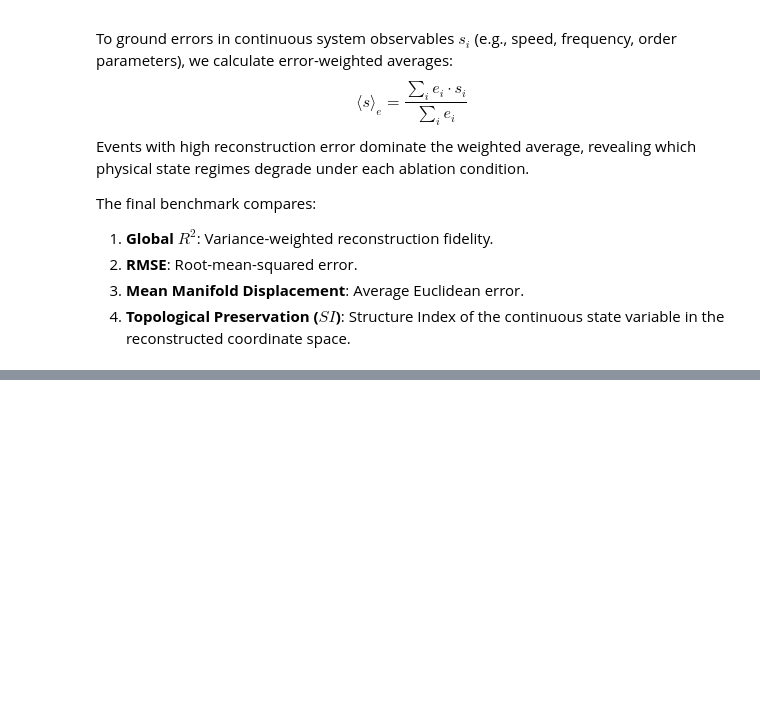
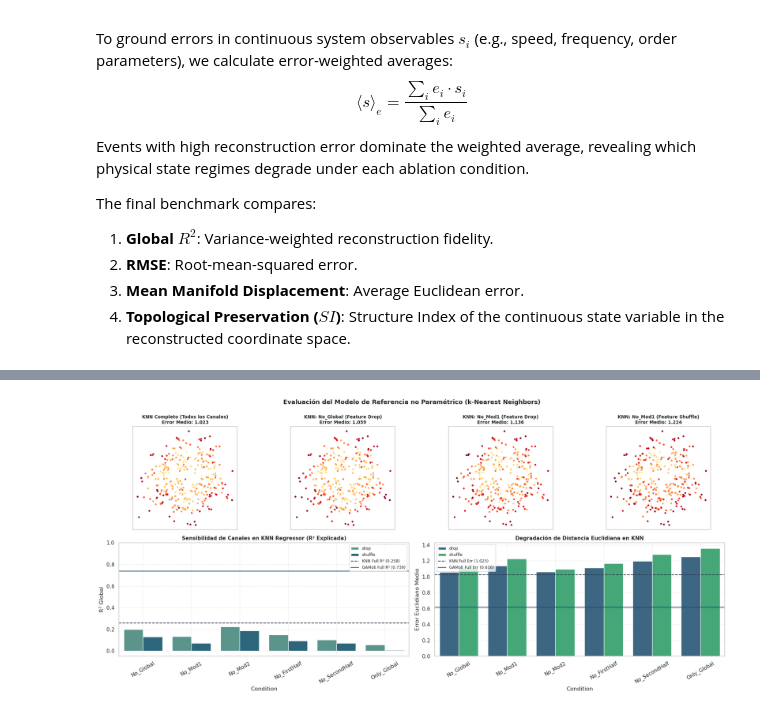
Before and after one commit to PridaLab/gamoe_model, a Jupyter notebook: notebooks/gamoe_generic.ipynb, the cells around one changed output, grey strips where cells are left out. Cells and saved outputs as stored; diff of their text form; code cells hidden in the pictures; blank space fills up the shorter version.

```diff
--- a/notebooks/gamoe_generic.ipynb
+++ b/notebooks/gamoe_generic.ipynb
@@ -664,0 +836,59 @@ Final Summary Metrics (Pivot Table):
+# %%
+# ==============================================================================
+# Figura 2: Evaluación y Análisis de Sensibilidad del Modelo KNN Baseline
+# ==============================================================================
+df_knn_abl = pd.DataFrame(knn_ablation_results).T
+df_knn_abl["Condition"] = [idx.rsplit("_", 1)[0] for idx in df_knn_abl.index]
+df_knn_abl["Mode"] = [idx.rsplit("_", 1)[1] for idx in df_knn_abl.index]
+
+fig = plt.figure(figsize=(19, 9))
+gs = fig.add_gridspec(2, 4, height_ratios=[1, 1.1])
+
+# Fila 1: Mapas Espaciales de Error del KNN
+plot_knn_maps = [
+    ("Full", "KNN Completo (Todos los Canales)"),
+    ("No_Global_drop", "KNN: No_Global (Feature Drop)"),
+    ("No_Mod1_drop", "KNN: No_Mod1 (Feature Drop)"),
+    ("No_Mod1_shuffle", "KNN: No_Mod1 (Feature Shuffle)")
+]
+
+err_knn_selected = [np.linalg.norm(U_test_raw - knn_ablation_preds[k], axis=1) for k, _ in plot_knn_maps]
+vmax_knn_err = np.percentile(np.concatenate(err_knn_selected), 95)
+
+for idx, (k_name, label_title) in enumerate(plot_knn_maps):
+    ax_map = fig.add_subplot(gs[0, idx])
+    e_vec = np.linalg.norm(U_test_raw - knn_ablation_preds[k_name], axis=1)
+    sc = ax_map.scatter(U_test_raw[:, 0], U_test_raw[:, 1], c=e_vec, cmap="YlOrRd", s=15, vmin=0, vmax=vmax_knn_err, linewidths=0)
+    ax_map.set_title(f"{label_title}\nError Medio: {e_vec.mean():.3f}", fontsize=9.5, fontweight="bold")
+    ax_map.set_aspect("equal", adjustable="box")
+    ax_map.set_xticks([]); ax_map.set_yticks([])
+    ax_map.grid(False)
+
+# Fila 2, Panel Izquierdo: Rendimiento R² de Ablaciones en KNN (Drop vs Shuffle)
+ax_bar_r2 = fig.add_subplot(gs[1, :2])
+sns.barplot(data=df_knn_abl, x="Condition", y="R2", hue="Mode", palette="crest", ax=ax_bar_r2)
+ax_bar_r2.axhline(r2_knn_global, color="#2c3e50", linestyle="--", lw=1.5, label=f"KNN Full R² ({r2_knn_global:.3f})")
+ax_bar_r2.axhline(r2_global, color="#1b4f72", linestyle="-", lw=1.5, label=f"GAMoE Full R² ({r2_global:.3f})")
+ax_bar_r2.set_title("Sensibilidad de Canales en KNN Regressor (R² Explicada)", fontweight="bold", fontsize=11)
+ax_bar_r2.set_ylabel("R² Global")
+ax_bar_r2.set_ylim(-0.05, max(1.0, r2_global * 1.15))
+ax_bar_r2.tick_params(axis="x", rotation=30)
+ax_bar_r2.legend(loc="upper right", frameon=True, fontsize=8.5)
+ax_bar_r2.grid(True, linestyle="--", alpha=0.4)
+
+# Fila 2, Panel Derecho: Dispersión Euclidiana Media por Condición
+ax_bar_err = fig.add_subplot(gs[1, 2:])
+sns.barplot(data=df_knn_abl, x="Condition", y="Mean_Err", hue="Mode", palette="viridis", ax=ax_bar_err)
+ax_bar_err.axhline(mean_err_knn, color="#2c3e50", linestyle="--", lw=1.5, label=f"KNN Full Err ({mean_err_knn:.3f})")
+ax_bar_err.axhline(err_gamoe.mean(), color="#1b4f72", linestyle="-", lw=1.5, label=f"GAMoE Full Err ({err_gamoe.mean():.3f})")
+ax_bar_err.set_title("Degradación de Distancia Euclidiana en KNN", fontweight="bold", fontsize=11)
+ax_bar_err.set_ylabel("Error Euclidiano Medio")
+ax_bar_err.tick_params(axis="x", rotation=30)
+ax_bar_err.legend(loc="upper left", frameon=True, fontsize=8.5)
+ax_bar_err.grid(True, linestyle="--", alpha=0.4)
+
+plt.suptitle("Evaluación del Modelo de Referencia no Paramétrico (k-Nearest Neighbors)", fontsize=13, y=0.99, fontweight="bold")
+plt.tight_layout()
+plt.show()
+# %% [output]
+[figure, added]
```
Also changed, not shown: parts of 9 cells of this notebook.
